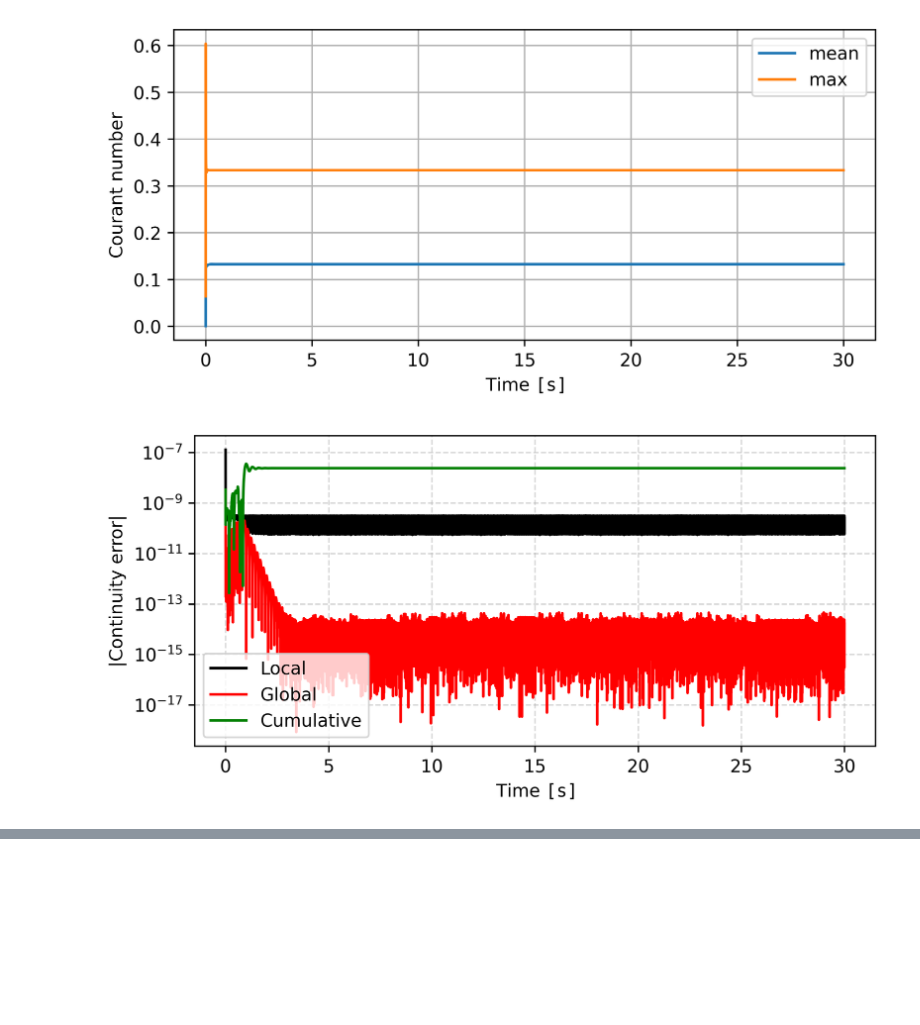
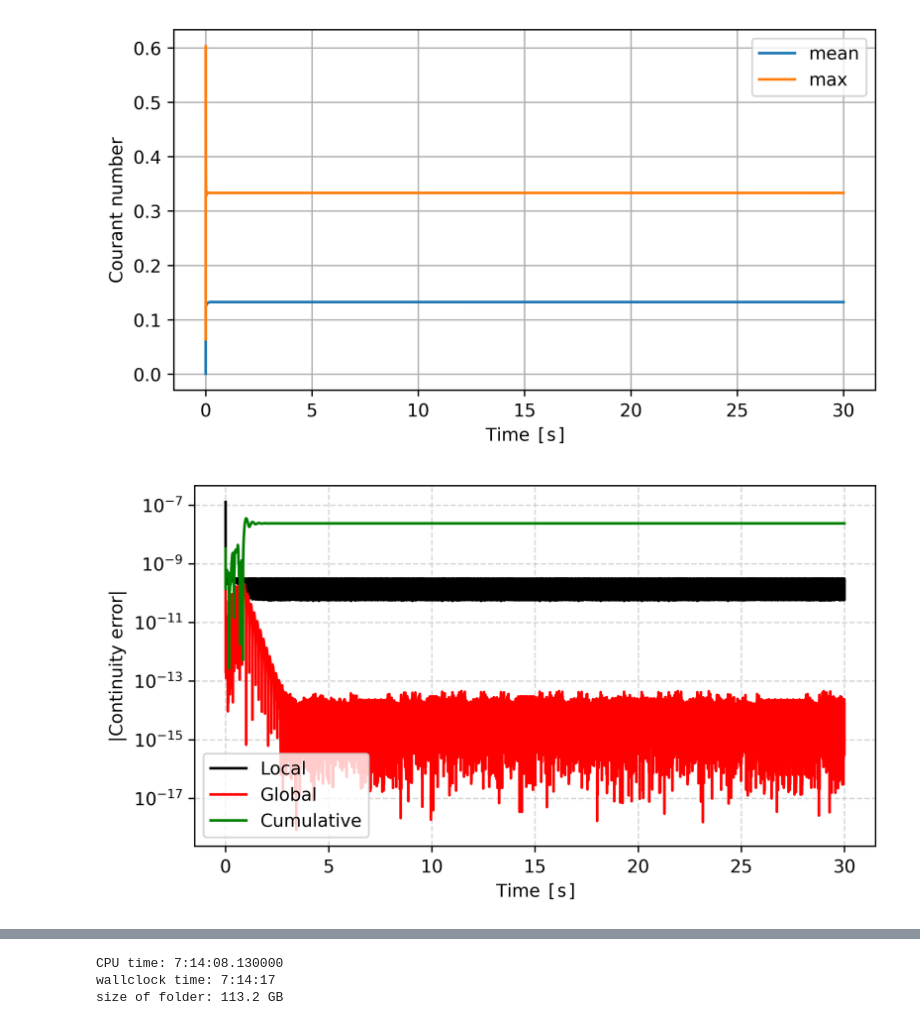
Before and after one commit to AndreasKitzmueller/CFD_jet_in_crossflow, a Jupyter notebook: jet_in_flow/4_icoFoamColored_laminar_nonmixing/analysis.ipynb, the cells around one changed output, grey strips where cells are left out. Saved outputs shown, nothing was run; the diff lists cells and outputs as text; code cells hidden in the pictures; blank space fills up the shorter version.

```diff
--- a/jet_in_flow/4_icoFoamColored_laminar_nonmixing/analysis.ipynb
+++ b/jet_in_flow/4_icoFoamColored_laminar_nonmixing/analysis.ipynb
@@ -40,7 +41,7 @@ def Courant_number(simulation_case):
     Co_mean = [entry["Co_mean"] for entry in data]; Co_max = [entry["Co_max"] for entry in data]
 
     cm = 1/2.54
-    plt.figure(dpi=600, figsize=(16*cm,8*cm))
+    plt.figure(dpi=600, figsize=(16*cm,9*cm))
 
     plt.plot(time,Co_mean, label="mean")
     plt.plot(time,Co_max, label="max")
@@ -65,7 +66,7 @@ def continuity_errors(simulation_case):
 
     # Prepare plot
     cm = 1/2.54
-    plt.figure(dpi=600, figsize=(16*cm,8*cm))
+    plt.figure(dpi=600, figsize=(16*cm,9*cm))
 
     plt.plot(df["Time"], np.abs(df["Local"]), 'k', label="Local")
     plt.plot(df["Time"], np.abs(df["Global"]), 'r', label="Global")
@@ -87,11 +88,11 @@ def computation_time(simulation_case):
 
     # Read the file
     df = pd.read_csv(simulation_case+"/postProcessing/runtime/0/timeInfo.dat", sep=r"\s+", comment="#", header=None,
-                    names=["Time", "cpuTime", "cpu_step", "clock_step"])
+                    names=["Time", "cpuTime", "clockTime", "cpu_step", "clock_step"])
 
     # Prepare plot
     cm = 1/2.54
-    plt.figure(dpi=600, figsize=(16*cm,8*cm))
+    plt.figure(dpi=600, figsize=(16*cm,9*cm))
 
     plt.plot(df["Time"], np.abs(df["cpu_step"]), 'k', label="Local")
 
@@ -106,12 +107,22 @@ def computation_time(simulation_case):
     path_plot.mkdir(exist_ok=True, parents=True)
     plt.savefig(path_plot / "computation_time_plot.png")
     plt.show()
+
+    print("CPU time:", str(timedelta(seconds=df["cpuTime"].tolist()[-1])))
+    print("wallclock time:", str(timedelta(seconds=df["clockTime"].tolist()[-1])))
+# %%
+def data_size(simulation_case):
+    size_bytes = sum(f.stat().st_size for f in Path(simulation_case).rglob('*') if f.is_file())
+    size_GB = size_bytes / (1000**3)
+
+    print("size of folder:", round(size_GB, 2), "GB")
 # %%
 simulation_case = "U1_0_1_U2_0_1"
 
 Courant_number(simulation_case)
 continuity_errors(simulation_case)
 computation_time(simulation_case)
+data_size(simulation_case)
 # %% [output]
-[figure, old version]
+[figure, new version]
-[figure, old version]
+[figure, new version]
@@ -119,3 +130,6 @@ computation_time(simulation_case)
+CPU time: 7:14:08.130000
+wallclock time: 7:14:17
+size of folder: 113.2 GB
 # %%
 simulation_case = "U1_0_1_U2_0_6"
 
```
Also changed, not shown: parts of 5 cells of this notebook, 29 other files.
